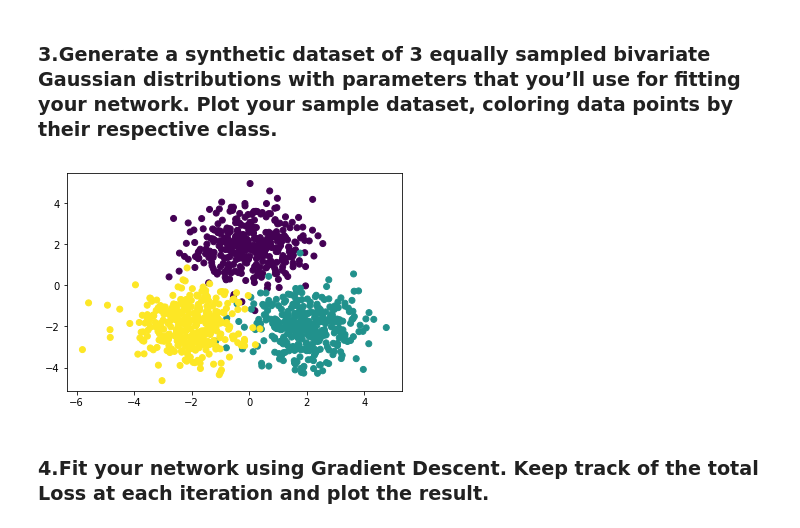
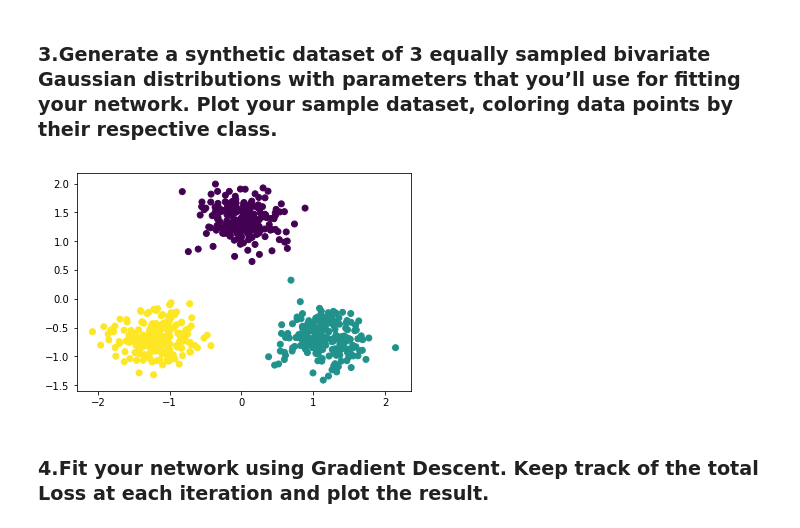
Before and after one commit to dy11/ANLY-590, a Jupyter notebook: Assignment1/assignment_1.ipynb, the cells around one changed output. Cells and saved outputs as stored; diff of their text form; code cells hidden in the pictures.

```diff
--- a/Assignment1/assignment_1.ipynb
+++ b/Assignment1/assignment_1.ipynb
@@ -297,50 +314,49 @@ def grad_f(X,parameters):
 # %% [markdown]
 ### 3.Generate a synthetic dataset of 3 equally sampled bivariate Gaussian distributions with parameters that you’ll use for fitting your network. Plot your sample dataset, coloring data points by their respective class.
 # %%
-# --- Generate the dataset(taken from example)
-
-def gen_gmm_data(n = 999, plot = True):
+# adapted data generator code from lectures
+def gen_gmm_data(n = 999, plot=False):
     # Fixing seed for repeatability
-    np.random.seed(123)
+    np.random.seed(1)
 
     # Parameters of a normal distribuion
-    mean_1 = [0, 2] ; mean_2 = [2, -2] ; mean_3 = [-2, -2]
+    mean_1 = [0, 4] ; mean_2 = [4, -4] ; mean_3 = [-4, -4]
     mean = [mean_1, mean_2, mean_3] ; cov = [[1, 0], [0, 1]]
 
     # Setting up the class probabilities
     n_samples = n
     pr_class_1 = pr_class_2 = pr_class_3 = 1/3.0
     n_class = (n_samples * np.array([pr_class_1,pr_class_2, pr_class_3])).astype(int)
 
     # Generate sample data
     for i in range(3):
         x1,x2 = np.random.multivariate_normal(mean[i], cov, n_class[i]).T
         if (i==0):
             xs = np.array([x1,x2])
             cl = np.array([n_class[i]*[i]])
         else:
             xs_new = np.array([x1,x2])
             cl_new = np.array([n_class[i]*[i]])
             xs = np.concatenate((xs, xs_new), axis = 1)
             cl = np.concatenate((cl, cl_new), axis = 1)
 
-    # Plot?
-    if plot:
-       plt.scatter(xs[:1,:],xs[1:,:], c = cl)
-
     # One hot encoding classes
     y = pd.Series(cl[0].tolist())
-    y = pd.get_dummies(y).as_matrix()
+    y = pd.get_dummies(y).values
 
     # Normalizing data (prevents overflow errors)
     mu = xs.mean(axis = 1)
     std = xs.std(axis = 1)
     xs = (xs.T - mu) / std
 
-    return xs, np.transpose(y), cl
+    if plot:
+        plt.scatter(xs[:,0], xs[:,1], c=np.argmax(y, axis=1))
 
-x, y, cl = gen_gmm_data()
+    return xs, y, cl
+
+# generate data with 600 observations
+X, Y, cl = gen_gmm_data(600, True)
 # %% [output]
-[figure, old version]
+[figure, new version]
 # %% [markdown]
 ### 4.Fit your network using Gradient Descent. Keep track of the total Loss at each iteration and plot the result.
```
Also changed, not shown: parts of 8 cells of this notebook.
